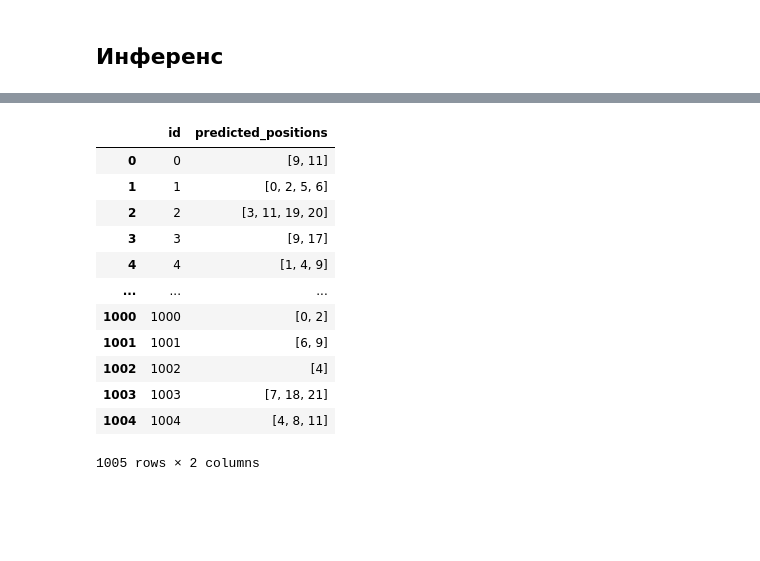
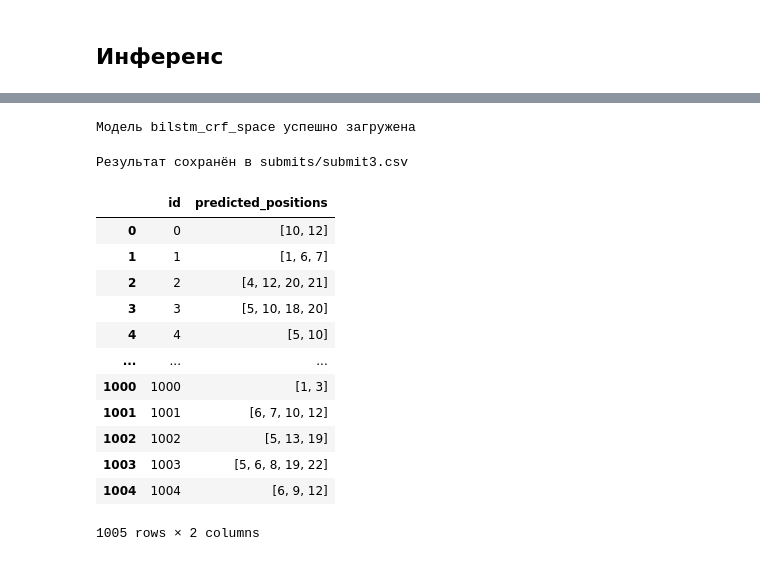
Before and after one commit to dubrovsky220/avito_test_task, a Jupyter notebook: notebook.ipynb, the cells around one changed output, grey strips where cells are left out. Drawn from its saved outputs; the diff is of its cells as text; code cells hidden in the pictures; blank space fills up the shorter version.

```diff
--- a/notebook.ipynb
+++ b/notebook.ipynb
@@ -556,0 +468,7 @@ save_model(model, char2id, out_dir="./model")
+# %%
+device = "cuda" if torch.cuda.is_available() else "cpu"
+
+model = BiLSTM_CRF(vocab_size=len(char2id), embed_dim=128, hidden_dim=128)
+optimizer = torch.optim.Adam(model.parameters(), lr=1e-3, weight_decay=1e-4)
+
+history = train_model(model, train_loader, val_loader, optimizer, num_epochs=10, device=device)
@@ -657,18 +565,0 @@ df_results = infer_file(
-# %%
-df = pd.read_csv("./submits/submit1.csv")
-# %%
-df
-# %% [output]
-|  | id | predicted_positions |
-| 0 | 0 | [9, 11] |
-| 1 | 1 | [0, 2, 5, 6] |
-| 2 | 2 | [3, 11, 19, 20] |
-| 3 | 3 | [9, 17] |
-| 4 | 4 | [1, 4, 9] |
-| ... | ... | ... |
-| 1000 | 1000 | [0, 2] |
-| 1001 | 1001 | [6, 9] |
-| 1002 | 1002 | [4] |
-| 1003 | 1003 | [7, 18, 21] |
-| 1004 | 1004 | [4, 8, 11] |
-1005 rows × 2 columns
@@ -674,0 +602,47 @@ df
+# %%
+device = "cuda" if torch.cuda.is_available() else "cpu"
+
+model_params = {
+    "vocab_size": len(char2id),
+    "embed_dim": 128,
+    "hidden_dim": 128,
+    "num_layers": 2,
+    "pad_idx": 0
+}
+
+model_loaded, char2id_loaded = load_model(
+    model_class=BiLSTM_CRF,
+    model_params=model_params,
+    checkpoint_dir="./model",
+    model_name="bilstm_crf_space",
+    device=device
+)
+# %% [output]
+Модель bilstm_crf_space успешно загружена
+# %%
+df_results = infer_file(
+    model=model_loaded,
+    char2id=char2id_loaded,
+    input_path="./test_data/dataset_1937770_3.txt",
+    output_path="./submits/submit3.csv",
+    max_len=128,
+    device=device
+)
+# %% [output]
+Результат сохранён в submits/submit3.csv
+# %%
+df_results
+# %% [output]
+|  | id | predicted_positions |
+| 0 | 0 | [10, 12] |
+| 1 | 1 | [1, 6, 7] |
+| 2 | 2 | [4, 12, 20, 21] |
+| 3 | 3 | [5, 10, 18, 20] |
+| 4 | 4 | [5, 10] |
+| ... | ... | ... |
+| 1000 | 1000 | [1, 3] |
+| 1001 | 1001 | [6, 7, 10, 12] |
+| 1002 | 1002 | [5, 13, 19] |
+| 1003 | 1003 | [5, 6, 8, 19, 22] |
+| 1004 | 1004 | [6, 9, 12] |
+1005 rows × 2 columns
```
Also changed, not shown: parts of 23 cells of this notebook, 6 other files.
